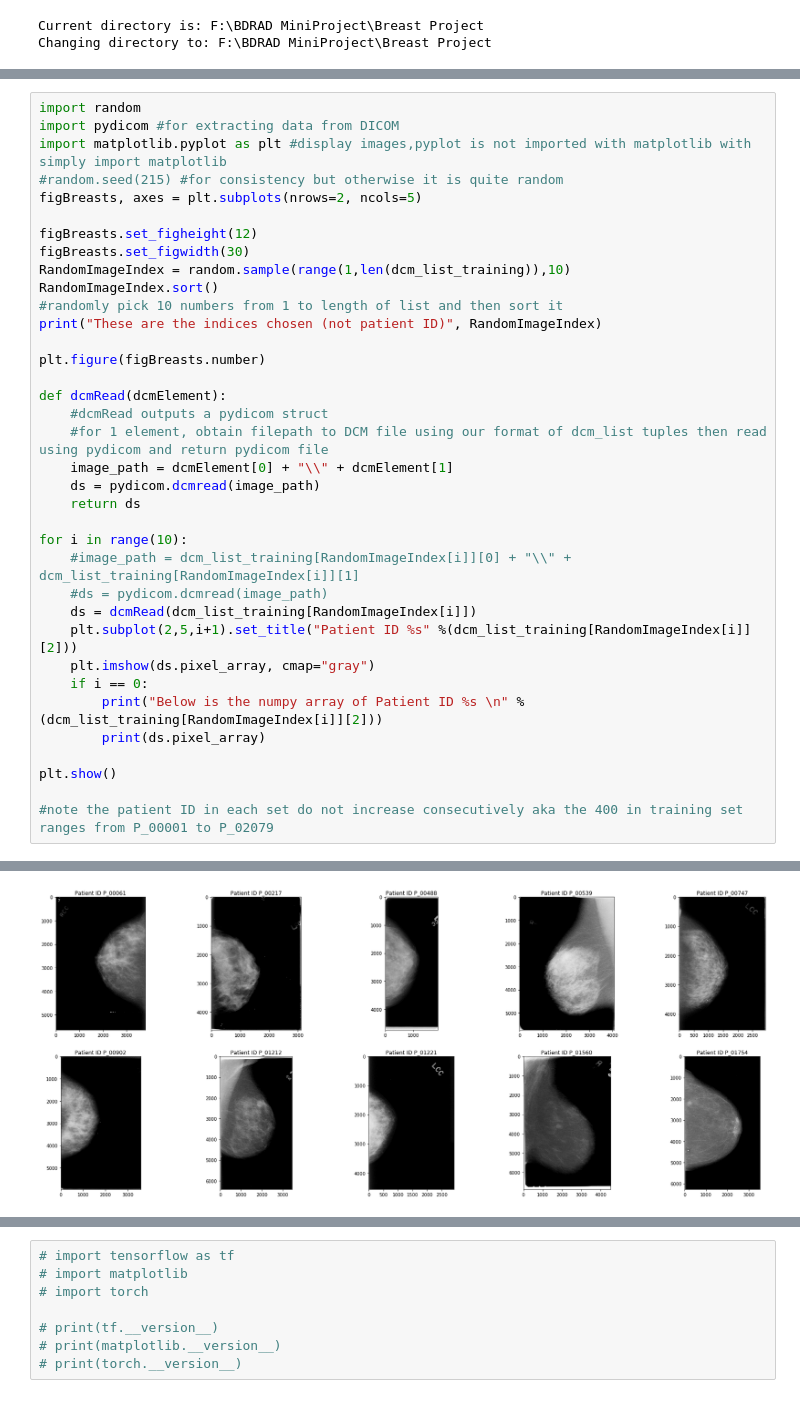
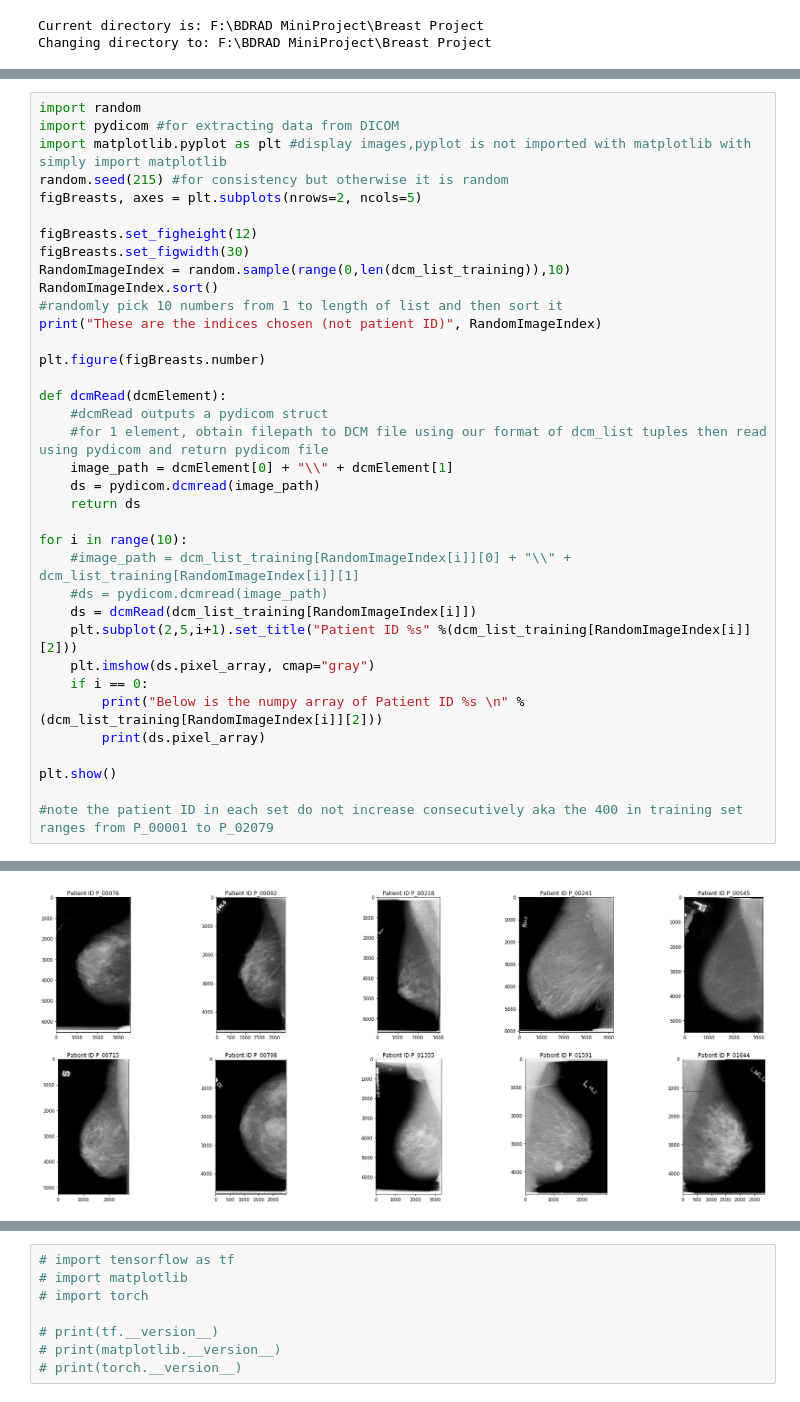
Before and after one commit to tlchen4/BDRADMiniProject, a Jupyter notebook: Breast.ipynb, the cells around one changed output, grey strips where cells are left out. Cells and saved outputs as stored; diff of their text form.

```diff
--- a/Breast.ipynb
+++ b/Breast.ipynb
@@ -124,12 +124,12 @@ Test Dictionary Entries: 201
 import random
 import pydicom #for extracting data from DICOM
 import matplotlib.pyplot as plt #display images,pyplot is not imported with matplotlib with simply import matplotlib
-#random.seed(215) #for consistency but otherwise it is quite random
+random.seed(215) #for consistency but otherwise it is random
 figBreasts, axes = plt.subplots(nrows=2, ncols=5)
 
 figBreasts.set_figheight(12)
 figBreasts.set_figwidth(30)
-RandomImageIndex = random.sample(range(1,len(dcm_list_training)),10)
+RandomImageIndex = random.sample(range(0,len(dcm_list_training)),10)
 RandomImageIndex.sort()
 #randomly pick 10 numbers from 1 to length of list and then sort it
 print("These are the indices chosen (not patient ID)", RandomImageIndex)
@@ -170,4 +170,4 @@ Below is the numpy array of Patient ID P_00061
-[figure, old version]
+[figure, new version]
 # %%
 import numpy as np
 import pydicom #for extracting data from DICOM
```
Also changed, not shown: parts of 7 cells of this notebook.
